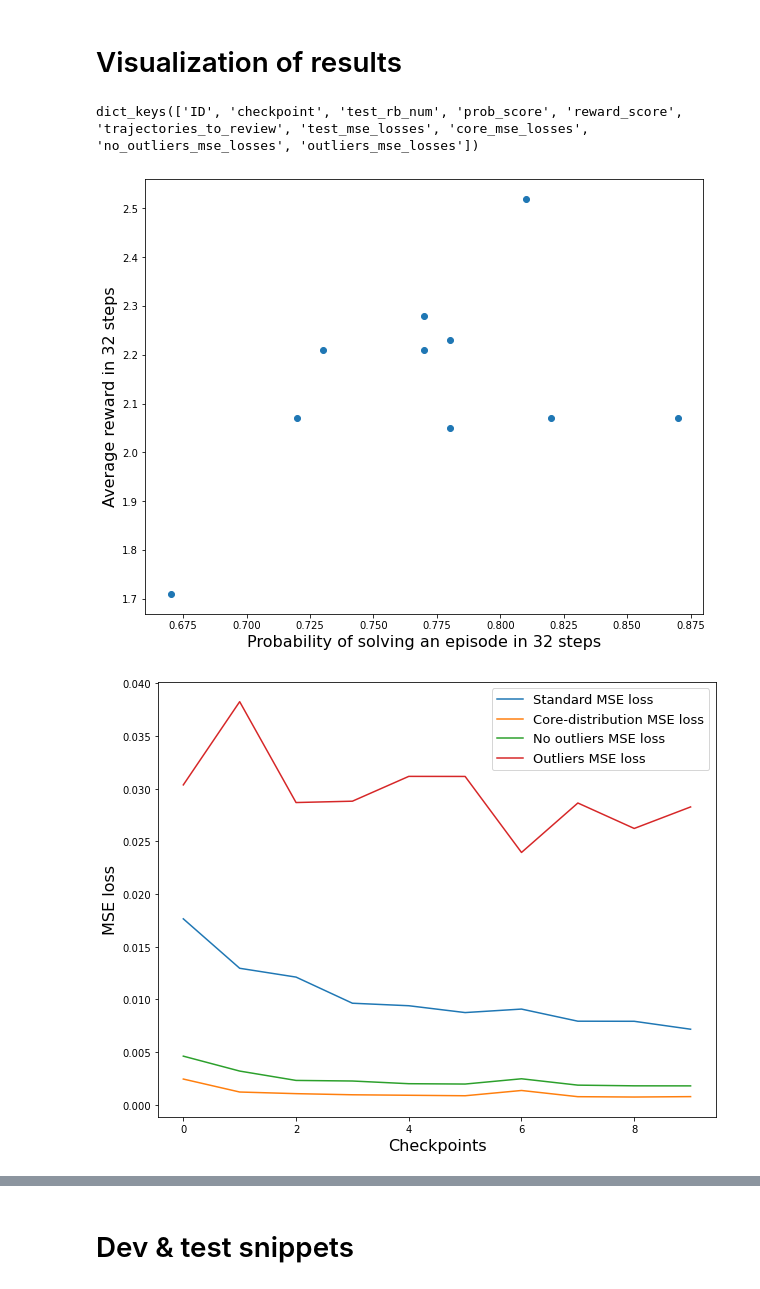
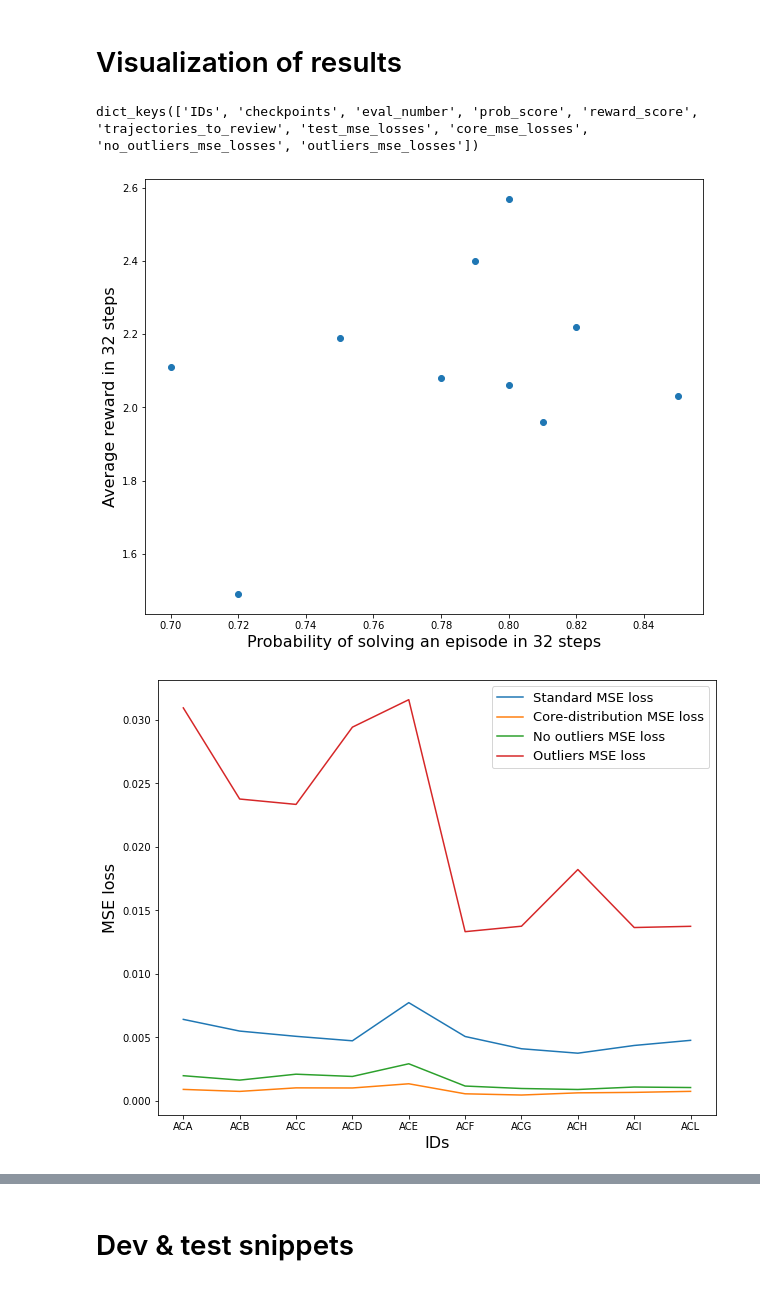
Before and after one commit to nicoladainese96/textMBRL, a Jupyter notebook: Evaluation_value_net_optimal_experience.ipynb, the cells around one changed output, grey strips where cells are left out. Drawn from its saved outputs; the diff is of its cells as text; code cells hidden in the pictures.

Commit message:
modified evaluation value net optimal

```diff
--- a/Evaluation_value_net_optimal_experience.ipynb
+++ b/Evaluation_value_net_optimal_experience.ipynb
@@ -528,12 +535,13 @@ Wall time: 4h 39min 21s
 # %% [markdown]
 # Visualization of results
 # %%
-ID = "optimal_value_AAF"
-eval_dict = torch.load("./save_dir/%s/evaluation_dict"%ID)
+#ID = "optimal_value_AAF"
+#eval_dict = torch.load("./save_dir/%s/evaluation_dict"%ID)
+eval_dict = torch.load("./save_dir/model_evaluation_001")
 # %%
 eval_dict.keys()
 # %% [output]
-dict_keys(['ID', 'checkpoint', 'test_rb_num', 'prob_score', 'reward_score', 'trajectories_to_review', 'test_mse_losses', 'core_mse_losses', 'no_outliers_mse_losses', 'outliers_mse_losses'])
+dict_keys(['IDs', 'checkpoints', 'eval_number', 'prob_score', 'reward_score', 'trajectories_to_review', 'test_mse_losses', 'core_mse_losses', 'no_outliers_mse_losses', 'outliers_mse_losses'])
 # %%
 # Check correlation between the 2 metrics to evaluate the V-MCTS performance
 plt.figure(figsize=(10,8))
@@ -542,22 +550,23 @@ plt.xlabel("Probability of solving an episode in 32 steps", fontsize=16)
 plt.ylabel("Average reward in 32 steps", fontsize=16)
 plt.show()
 # %% [output]
-[figure, old version]
+[figure, new version]
 # %%
 # Plot the 4 different MSE losses as a function of the checkpoints to see how correlated they are
 # Check correlation between the 2 metrics to evaluate the V-MCTS performance
 plt.figure(figsize=(10,8))
-x = np.arange(len(eval_dict["checkpoint"]))
+x = np.arange(len(eval_dict["IDs"]))
 plt.plot(x, eval_dict["test_mse_losses"], label="Standard MSE loss")
 plt.plot(x, eval_dict["core_mse_losses"], label="Core-distribution MSE loss")
 plt.plot(x, eval_dict["no_outliers_mse_losses"], label="No outliers MSE loss")
 plt.plot(x, eval_dict["outliers_mse_losses"], label="Outliers MSE loss")
-plt.xlabel("Checkpoints", fontsize=16)
+plt.xlabel("IDs", fontsize=16)
+plt.xticks(ticks=x, labels=[ID[-3:] for ID in IDs])
 plt.ylabel("MSE loss", fontsize=16)
 plt.legend(fontsize=13)
 plt.show()
 # %% [output]
-[figure, old version]
+[figure, new version]
 # %%
 # Compute correlation between each MSE loss and each score, see which is higher
 # remember: correlation matrix is covariance matrix divided by the standard deviation of the 2 variables
```
Also changed, not shown: parts of 14 cells of this notebook.
